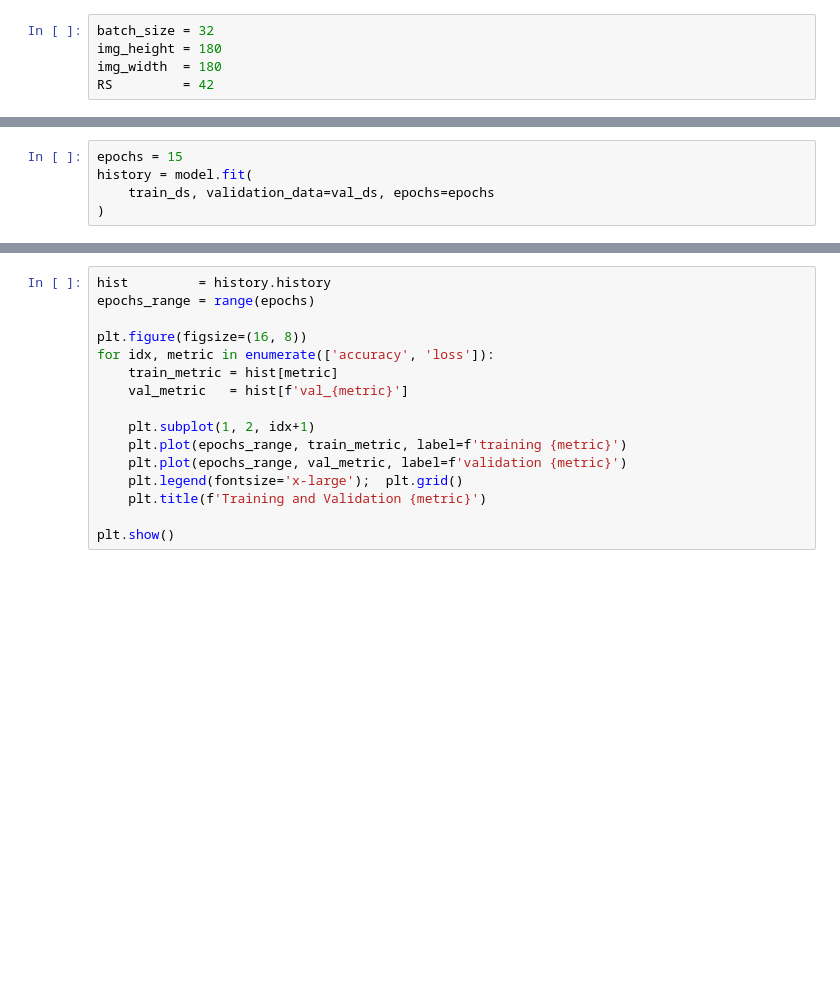
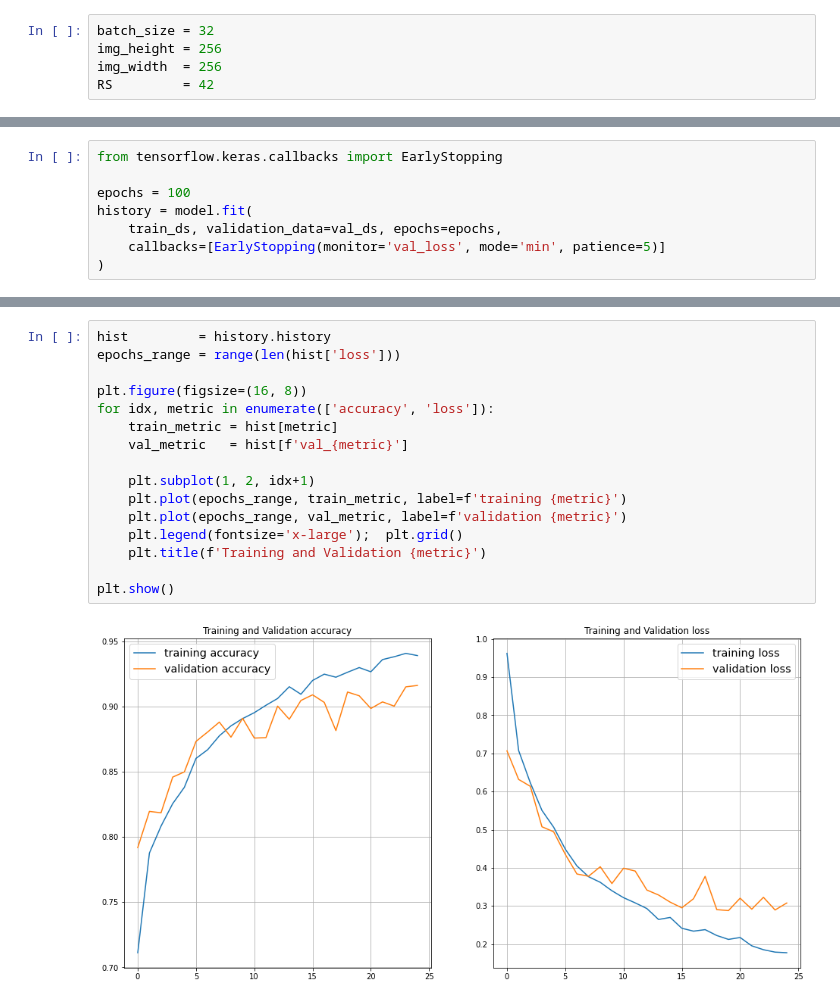
Before and after one commit to DSLabComp/tomato, a Jupyter notebook: src/v1-1.ipynb, the cells around one changed output, grey strips where cells are left out. Cells and saved outputs as stored; diff of their text form; blank space fills up the shorter version.

```diff
--- a/src/v1-1.ipynb
+++ b/src/v1-1.ipynb
@@ -19,8 +22,8 @@ except RuntimeError as e:
     print(e)
 # %%
 batch_size = 32
-img_height = 180
-img_width  = 180
+img_height = 256
+img_width  = 256
 RS         = 42
 # %%
 data_dir = join(PATH.INPUT, 'train')
@@ -100,8 +106,11 @@ Trainable params: 3,989,930
 Non-trainable params: 0
 _________________________________________________________________
 # %%
-epochs = 15
+from tensorflow.keras.callbacks import EarlyStopping
+
+epochs = 100
 history = model.fit(
-    train_ds, validation_data=val_ds, epochs=epochs
+    train_ds, validation_data=val_ds, epochs=epochs,
+    callbacks=[EarlyStopping(monitor='val_loss', mode='min', patience=5)]
 )
 # %% [output]
@@ -125,19 +134,21 @@ Epoch 15/15
 # %%
 hist         = history.history
-epochs_range = range(epochs)
+epochs_range = range(len(hist['loss']))
 
 plt.figure(figsize=(16, 8))
 for idx, metric in enumerate(['accuracy', 'loss']):
     train_metric = hist[metric]
     val_metric   = hist[f'val_{metric}']
 
     plt.subplot(1, 2, idx+1)
     plt.plot(epochs_range, train_metric, label=f'training {metric}')
     plt.plot(epochs_range, val_metric, label=f'validation {metric}')
     plt.legend(fontsize='x-large');  plt.grid()
     plt.title(f'Training and Validation {metric}')
 
 plt.show()
+# %% [output]
+[figure, added]
 # %%
 data_dir = join(PATH.INPUT, 'test')
 
```
Also changed, not shown: parts of 6 cells of this notebook, 7 other files.
